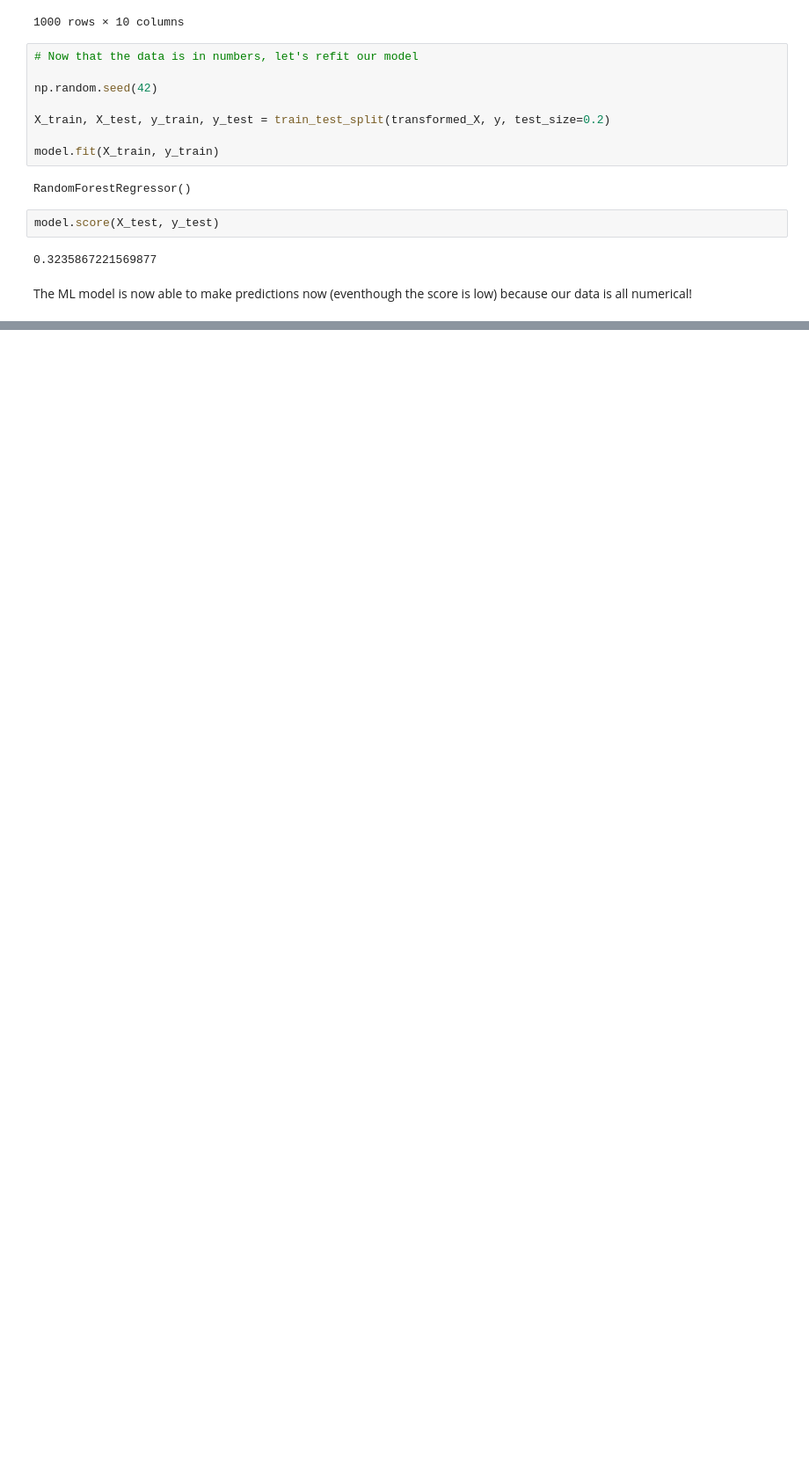
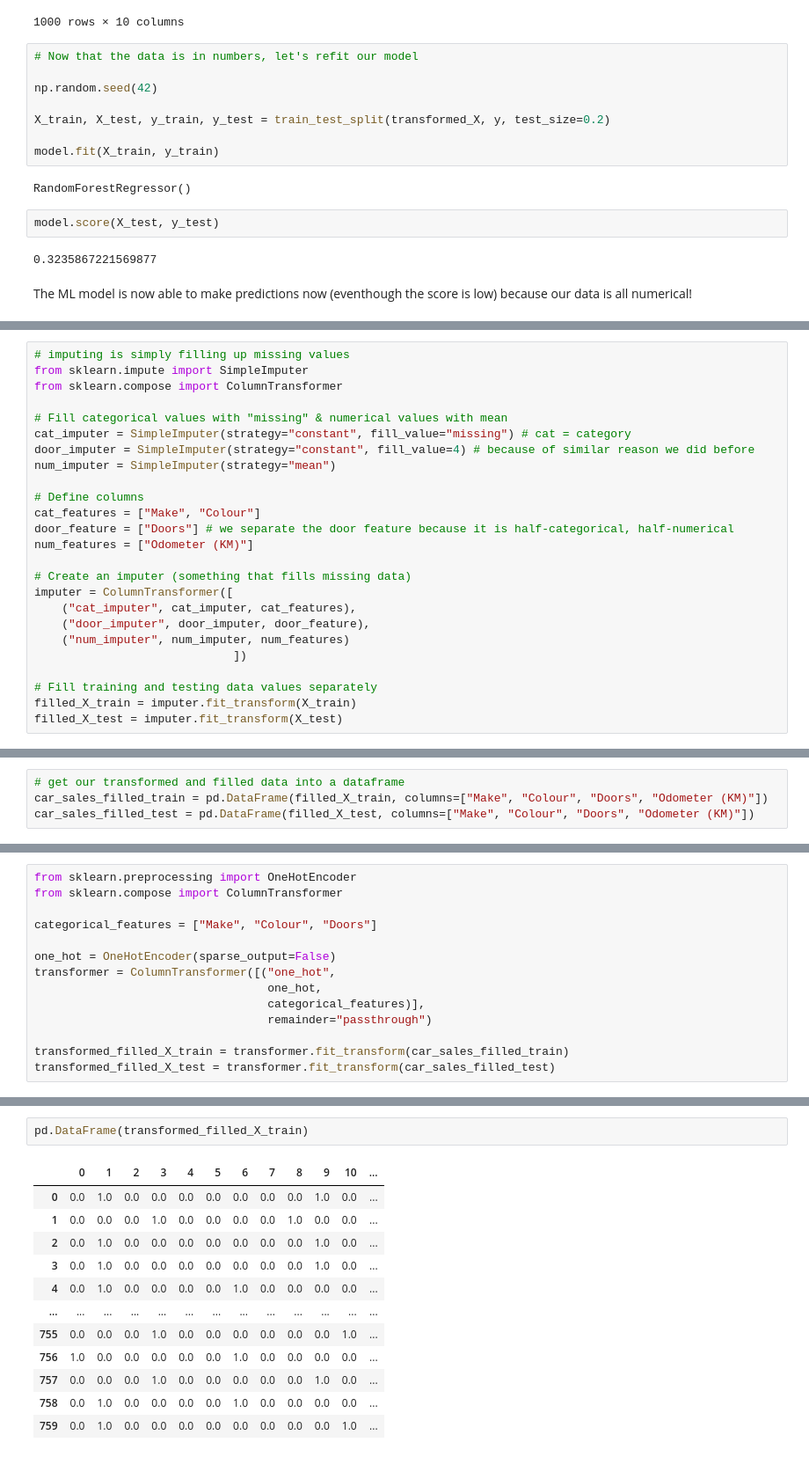
Before and after one commit to AHMAD-KHAIRI/ztm-ml-course, a Jupyter notebook: 05_scikit-learn/introduction-to-scikit-learn.ipynb, the cells around one changed output, grey strips where cells are left out. Shown: that part at 88% size. Drawn from its saved outputs; the diff is of its cells as text; blank space fills up the shorter version.

```diff
--- a/05_scikit-learn/introduction-to-scikit-learn.ipynb
+++ b/05_scikit-learn/introduction-to-scikit-learn.ipynb
@@ -556,0 +900,25 @@ The ML model is now able to make predictions now (eventhough the score is low) b
+# %%
+# imputing is simply filling up missing values
+from sklearn.impute import SimpleImputer
+from sklearn.compose import ColumnTransformer
+
+# Fill categorical values with "missing" & numerical values with mean
+cat_imputer = SimpleImputer(strategy="constant", fill_value="missing") # cat = category
+door_imputer = SimpleImputer(strategy="constant", fill_value=4) # because of similar reason we did before
+num_imputer = SimpleImputer(strategy="mean")
+
+# Define columns
+cat_features = ["Make", "Colour"]
+door_feature = ["Doors"] # we separate the door feature because it is half-categorical, half-numerical
+num_features = ["Odometer (KM)"]
+
+# Create an imputer (something that fills missing data)
+imputer = ColumnTransformer([
+    ("cat_imputer", cat_imputer, cat_features),
+    ("door_imputer", door_imputer, door_feature),
+    ("num_imputer", num_imputer, num_features)
+                             ])
+
+# Fill training and testing data values separately
+filled_X_train = imputer.fit_transform(X_train)
+filled_X_test = imputer.fit_transform(X_test)
@@ -556,0 +936,4 @@ The ML model is now able to make predictions now (eventhough the score is low) b
+# %%
+# get our transformed and filled data into a dataframe
+car_sales_filled_train = pd.DataFrame(filled_X_train, columns=["Make", "Colour", "Doors", "Odometer (KM)"])
+car_sales_filled_test = pd.DataFrame(filled_X_test, columns=["Make", "Colour", "Doors", "Odometer (KM)"])
@@ -556,0 +960,14 @@ The ML model is now able to make predictions now (eventhough the score is low) b
+# %%
+from sklearn.preprocessing import OneHotEncoder
+from sklearn.compose import ColumnTransformer
+
+categorical_features = ["Make", "Colour", "Doors"]
+
+one_hot = OneHotEncoder(sparse_output=False)
+transformer = ColumnTransformer([("one_hot",
+                                  one_hot,
+                                  categorical_features)],
+                                  remainder="passthrough")
+
+transformed_filled_X_train = transformer.fit_transform(car_sales_filled_train)
+transformed_filled_X_test = transformer.fit_transform(car_sales_filled_test)
@@ -556,0 +979,15 @@ The ML model is now able to make predictions now (eventhough the score is low) b
+# %%
+pd.DataFrame(transformed_filled_X_train)
+# %% [output]
+|  | 0 | 1 | 2 | 3 | 4 | 5 | 6 | 7 | 8 | 9 | 10 | ... |
+| 0 | 0.0 | 1.0 | 0.0 | 0.0 | 0.0 | 0.0 | 0.0 | 0.0 | 0.0 | 1.0 | 0.0 | ... |
+| 1 | 0.0 | 0.0 | 0.0 | 1.0 | 0.0 | 0.0 | 0.0 | 0.0 | 1.0 | 0.0 | 0.0 | ... |
+| 2 | 0.0 | 1.0 | 0.0 | 0.0 | 0.0 | 0.0 | 0.0 | 0.0 | 0.0 | 1.0 | 0.0 | ... |
+| 3 | 0.0 | 1.0 | 0.0 | 0.0 | 0.0 | 0.0 | 0.0 | 0.0 | 0.0 | 1.0 | 0.0 | ... |
+| 4 | 0.0 | 1.0 | 0.0 | 0.0 | 0.0 | 0.0 | 1.0 | 0.0 | 0.0 | 0.0 | 0.0 | ... |
+| ... | ... | ... | ... | ... | ... | ... | ... | ... | ... | ... | ... | ... |
+| 755 | 0.0 | 0.0 | 0.0 | 1.0 | 0.0 | 0.0 | 0.0 | 0.0 | 0.0 | 0.0 | 1.0 | ... |
+| 756 | 1.0 | 0.0 | 0.0 | 0.0 | 0.0 | 0.0 | 1.0 | 0.0 | 0.0 | 0.0 | 0.0 | ... |
+| 757 | 0.0 | 0.0 | 0.0 | 1.0 | 0.0 | 0.0 | 0.0 | 0.0 | 0.0 | 1.0 | 0.0 | ... |
+| 758 | 0.0 | 1.0 | 0.0 | 0.0 | 0.0 | 0.0 | 1.0 | 0.0 | 0.0 | 0.0 | 0.0 | ... |
+| 759 | 0.0 | 1.0 | 0.0 | 0.0 | 0.0 | 0.0 | 0.0 | 0.0 | 0.0 | 0.0 | 1.0 | ... |
```
Also changed, not shown: parts of 74 cells of this notebook, 5 other files.
